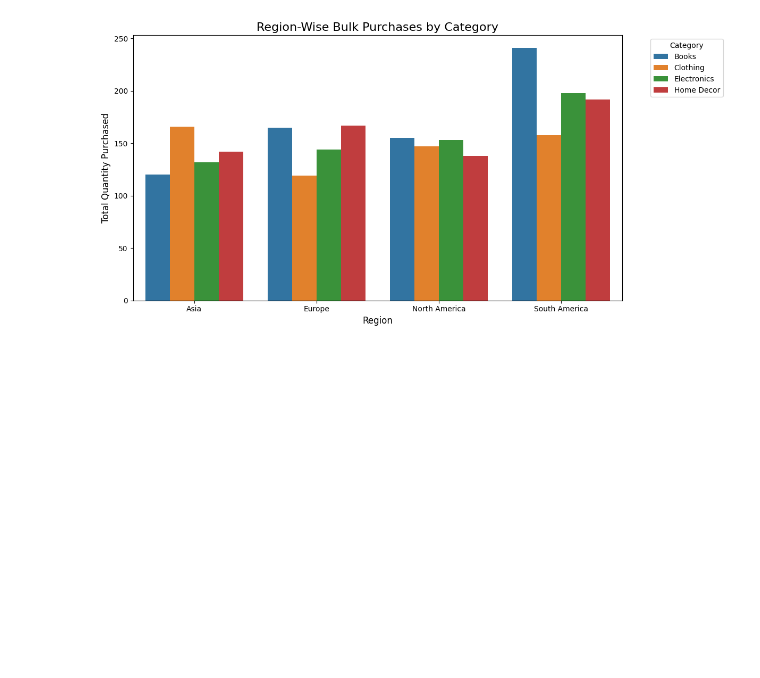
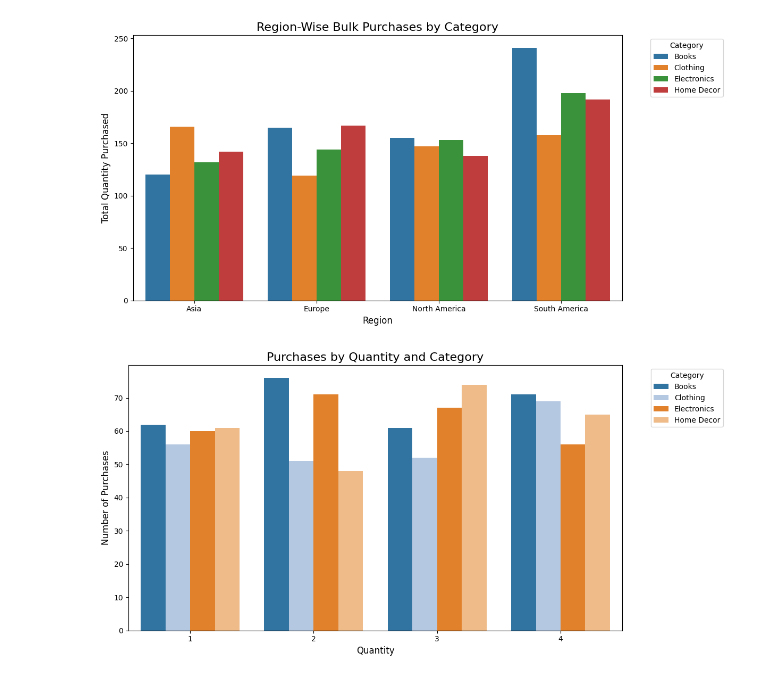
Before and after one commit to JaithraSarma/DS_Zeotap, a Jupyter notebook: JaithraSarma_EDA.ipynb, the cells around one changed output. Drawn from its saved outputs; the diff is of its cells as text; code cells hidden in the pictures; blank space fills up the shorter version.

```diff
--- a/JaithraSarma_EDA.ipynb
+++ b/JaithraSarma_EDA.ipynb
@@ -190,3 +190,24 @@ plt.tight_layout()
 plt.show()
 # %% [output]
 [figure]
+# %%
+transac_products = pd.merge(transac, products, on='ProductID', how='inner')
+
+quantity_categories = transac_products.groupby(['Quantity', 'Category']).size().reset_index(name='Count')
+
+plt.figure(figsize=(12, 6))
+sns.barplot(
+    data=quantity_categories,
+    x='Quantity',
+    y='Count',
+    hue='Category',
+    palette='tab20'
+)
+plt.title('Purchases by Quantity and Category', fontsize=16)
+plt.xlabel('Quantity', fontsize=12)
+plt.ylabel('Number of Purchases', fontsize=12)
+plt.legend(title='Category', bbox_to_anchor=(1.05, 1), loc='upper left')
+plt.tight_layout()
+plt.show()
+# %% [output]
+[figure, added]
```
Also changed, not shown: parts of 1 cell of this notebook.
